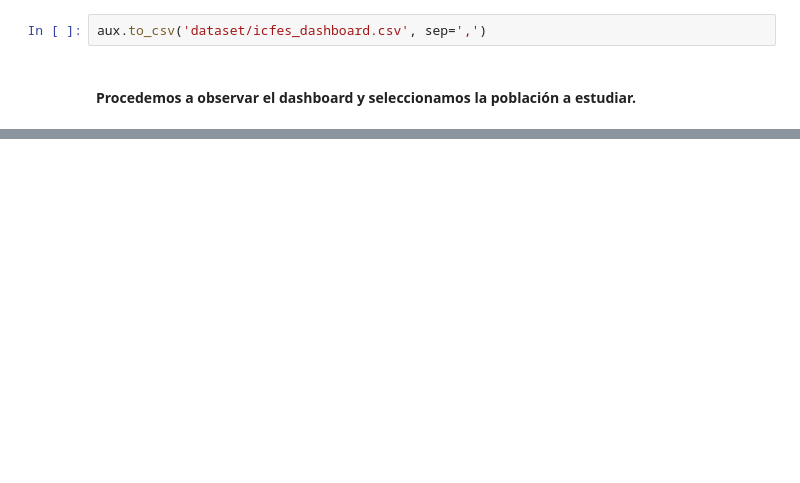
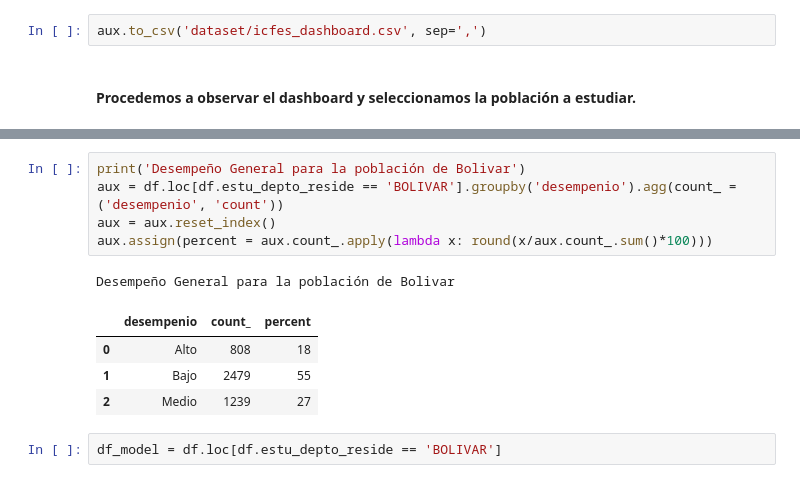
Before and after one commit to jesuarezt/sistemas_inteligentes, a Jupyter notebook: analisis_exploratorio.ipynb, the cells around one changed output, grey strips where cells are left out. Saved outputs shown, nothing was run; the diff lists cells and outputs as text; blank space fills up the shorter version.

```diff
--- a/analisis_exploratorio.ipynb
+++ b/analisis_exploratorio.ipynb
@@ -171,0 +201,13 @@ Index(['estu_tipodocumento', 'estu_nacionalidad', 'estu_genero',
+# %%
+print('Desempeño General para la población de Bolivar')
+aux = df.loc[df.estu_depto_reside == 'BOLIVAR'].groupby('desempenio').agg(count_ = ('desempenio', 'count'))
+aux = aux.reset_index()
+aux.assign(percent = aux.count_.apply(lambda x: round(x/aux.count_.sum()*100)))
+# %% [output]
+Desempeño General para la población de Bolivar
+|  | desempenio | count_ | percent |
+| 0 | Alto | 808 | 18 |
+| 1 | Bajo | 2479 | 55 |
+| 2 | Medio | 1239 | 27 |
+# %%
+df_model = df.loc[df.estu_depto_reside == 'BOLIVAR']
```
Also changed, not shown: parts of 17 cells of this notebook.
